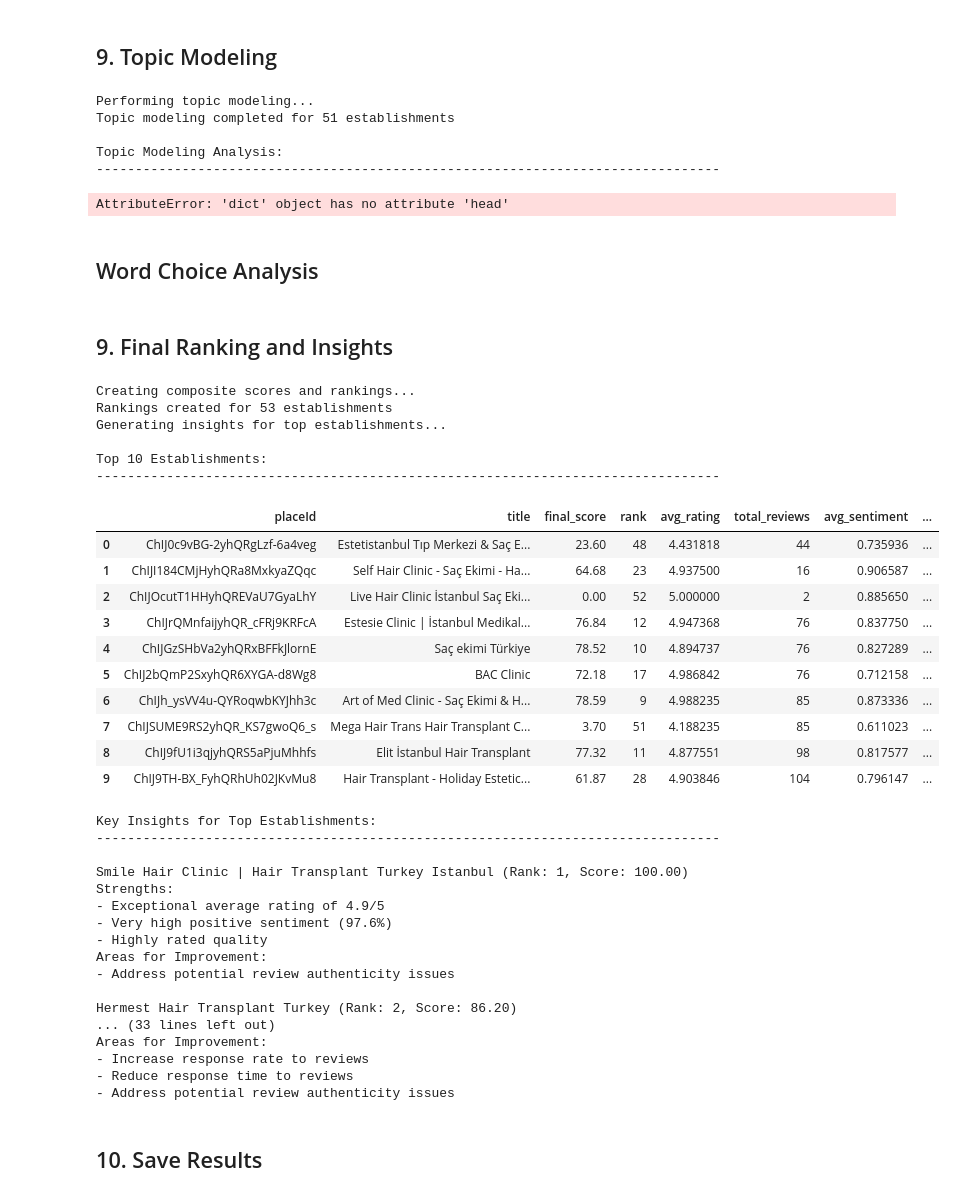
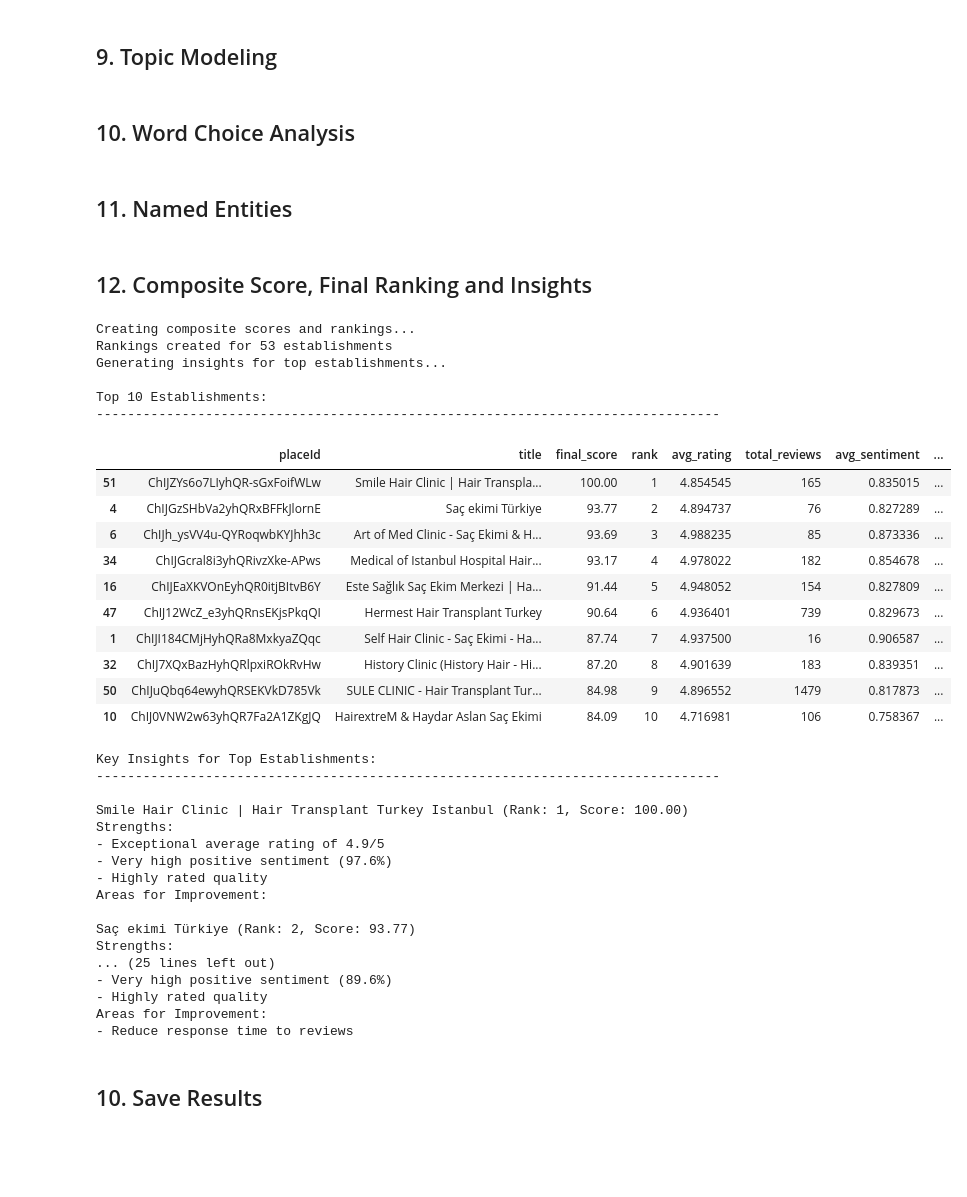
Before and after one commit to yigityavuz-tud/verisanus, a Jupyter notebook: console_analysis.ipynb, the cells around one changed output. Saved outputs shown, nothing was run; the diff lists cells and outputs as text; code cells hidden in the pictures; blank space fills up the shorter version.

```diff
--- a/console_analysis.ipynb
+++ b/console_analysis.ipynb
@@ -8,7 +8,7 @@ from datetime import datetime
 
 # Initialize the analyzer with your data files
 analyzer = ReviewAnalyzer(
-    google_maps_file="reviews/google/allGoogleReviews_2025-04-05.xlsx",
+    google_maps_file="reviews/google/allGoogleReviews_2025-04-06.xlsx",
     trustpilot_file="reviews/trustpilot/allTrustpilotReviews_2025-04-06.xlsx",
     establishment_file="establishments/establishment_base.xlsx"
 )
@@ -234,59 +268,56 @@ Complaint Resolution Analysis:
 # %% [markdown]
 ## 9. Topic Modeling
 # %%
-# Perform topic modeling analysis
-topic_modeling_metrics = analyzer.perform_topic_modeling()
-print("\nTopic Modeling Analysis:")
-print("-" * 80)
-display(topic_modeling_metrics[:10])
+# # Perform topic modeling analysis
+# topic_modeling_metrics = analyzer.perform_topic_modeling()
+# print("\nTopic Modeling Analysis:")
+# print("-" * 80)
+# display(topic_modeling_metrics)
-# %% [output]
-Performing topic modeling...
-Topic modeling completed for 51 establishments
-
-Topic Modeling Analysis:
---------------------------------------------------------------------------------
-AttributeError: 'dict' object has no attribute 'head'
 # %% [markdown]
-## Word Choice Analysis
+## 10. Word Choice Analysis
+# %% [markdown]
+## 11. Named Entities
 # %% [markdown]
-## 9. Final Ranking and Insights
+## 12. Composite Score, Final Ranking and Insights
 # %%
 # Create composite score and generate insights
 results = analyzer.create_composite_score()
 insights = analyzer.generate_insights()
 
 print("\nTop 10 Establishments:")
 print("-" * 80)
+# Sort results by composite score and display the top 10 establishments
+results = results.sort_values(by='final_score', ascending=False)
 display(results.head(10))
 
 print("\nKey Insights for Top Establishments:")
 print("-" * 80)
 for place_id, insight in list(insights.items())[:5]:
     print(f"\n{insight['name']} (Rank: {insight['rank']}, Score: {insight['score']:.2f})")
     print("Strengths:")
     for strength in insight['strengths']:
         print(f"- {strength}")
     print("Areas for Improvement:")
     for improvement in insight['improvements']:
         print(f"- {improvement}")
 # %% [output]
 Creating composite scores and rankings...
 Rankings created for 53 establishments
 Generating insights for top establishments...
 
 Top 10 Establishments:
 --------------------------------------------------------------------------------
 |  | placeId | title | final_score | rank | avg_rating | total_reviews | avg_sentiment | ... |
-| 0 | ChIJ0c9vBG-2yhQRgLzf-6a4veg | Estetistanbul Tıp Merkezi & Saç E... | 23.60 | 48 | 4.431818 | 44 | 0.735936 | ... |
-| 1 | ChIJI184CMjHyhQRa8MxkyaZQqc | Self Hair Clinic - Saç Ekimi - Ha... | 64.68 | 23 | 4.937500 | 16 | 0.906587 | ... |
-| 2 | ChIJOcutT1HHyhQREVaU7GyaLhY | Live Hair Clinic İstanbul Saç Eki... | 0.00 | 52 | 5.000000 | 2 | 0.885650 | ... |
-| 3 | ChIJrQMnfaijyhQR_cFRj9KRFcA | Estesie Clinic | İstanbul Medikal... | 76.84 | 12 | 4.947368 | 76 | 0.837750 | ... |
-| 4 | ChIJGzSHbVa2yhQRxBFFkJlornE | Saç ekimi Türkiye | 78.52 | 10 | 4.894737 | 76 | 0.827289 | ... |
-| 5 | ChIJ2bQmP2SxyhQR6XYGA-d8Wg8 | BAC Clinic | 72.18 | 17 | 4.986842 | 76 | 0.712158 | ... |
-| 6 | ChIJh_ysVV4u-QYRoqwbKYJhh3c | Art of Med Clinic - Saç Ekimi & H... | 78.59 | 9 | 4.988235 | 85 | 0.873336 | ... |
-| 7 | ChIJSUME9RS2yhQR_KS7gwoQ6_s | Mega Hair Trans Hair Transplant C... | 3.70 | 51 | 4.188235 | 85 | 0.611023 | ... |
-| 8 | ChIJ9fU1i3qjyhQRS5aPjuMhhfs | Elit İstanbul Hair Transplant | 77.32 | 11 | 4.877551 | 98 | 0.817577 | ... |
-| 9 | ChIJ9TH-BX_FyhQRhUh02JKvMu8 | Hair Transplant - Holiday Estetic... | 61.87 | 28 | 4.903846 | 104 | 0.796147 | ... |
+| 51 | ChIJZYs6o7LIyhQR-sGxFoifWLw | Smile Hair Clinic | Hair Transpla... | 100.00 | 1 | 4.854545 | 165 | 0.835015 | ... |
+| 4 | ChIJGzSHbVa2yhQRxBFFkJlornE | Saç ekimi Türkiye | 93.77 | 2 | 4.894737 | 76 | 0.827289 | ... |
+| 6 | ChIJh_ysVV4u-QYRoqwbKYJhh3c | Art of Med Clinic - Saç Ekimi & H... | 93.69 | 3 | 4.988235 | 85 | 0.873336 | ... |
+| 34 | ChIJGcral8i3yhQRivzXke-APws | Medical of Istanbul Hospital Hair... | 93.17 | 4 | 4.978022 | 182 | 0.854678 | ... |
+| 16 | ChIJEaXKVOnEyhQR0itjBItvB6Y | Este Sağlık Saç Ekim Merkezi | Ha... | 91.44 | 5 | 4.948052 | 154 | 0.827809 | ... |
+| 47 | ChIJ12WcZ_e3yhQRnsEKjsPkqQI | Hermest Hair Transplant Turkey | 90.64 | 6 | 4.936401 | 739 | 0.829673 | ... |
+| 1 | ChIJI184CMjHyhQRa8MxkyaZQqc | Self Hair Clinic - Saç Ekimi - Ha... | 87.74 | 7 | 4.937500 | 16 | 0.906587 | ... |
+| 32 | ChIJ7XQxBazHyhQRlpxiROkRvHw | History Clinic (History Hair - Hi... | 87.20 | 8 | 4.901639 | 183 | 0.839351 | ... |
+| 50 | ChIJuQbq64ewyhQRSEKVkD785Vk | SULE CLINIC - Hair Transplant Tur... | 84.98 | 9 | 4.896552 | 1479 | 0.817873 | ... |
+| 10 | ChIJ0VNW2w63yhQR7Fa2A1ZKgJQ | HairextreM & Haydar Aslan Saç Ekimi | 84.09 | 10 | 4.716981 | 106 | 0.758367 | ... |
 Key Insights for Top Establishments:
 --------------------------------------------------------------------------------
 
@@ -296,14 +327,14 @@ Strengths:
 - Very high positive sentiment (97.6%)
 - Highly rated quality
 Areas for Improvement:
-- Address potential review authenticity issues
 
-Hermest Hair Transplant Turkey (Rank: 2, Score: 86.20)
-... (33 lines left out)
+Saç ekimi Türkiye (Rank: 2, Score: 93.77)
+Strengths:
+... (25 lines left out)
+- Very high positive sentiment (89.6%)
+- Highly rated quality
 Areas for Improvement:
-- Increase response rate to reviews
 - Reduce response time to reviews
-- Address potential review authenticity issues
 # %% [markdown]
 ## 10. Save Results
 # %%
```
Also changed, not shown: parts of 12 cells of this notebook, 1 other file.
